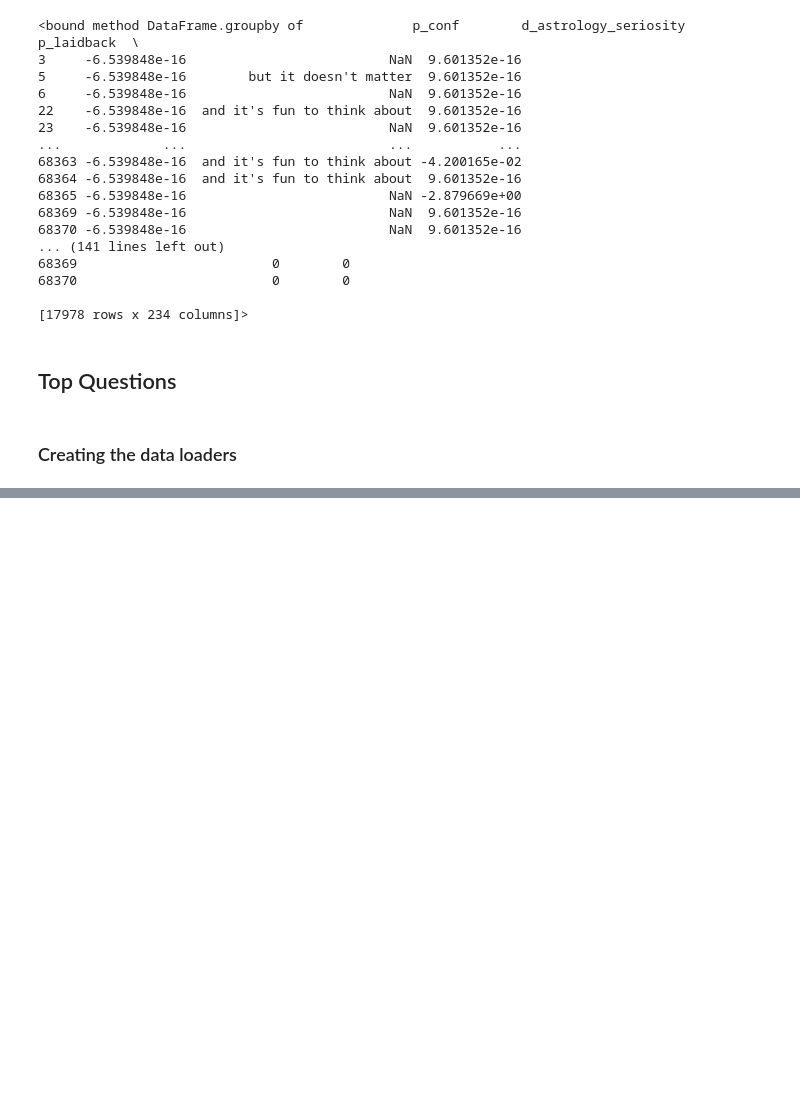
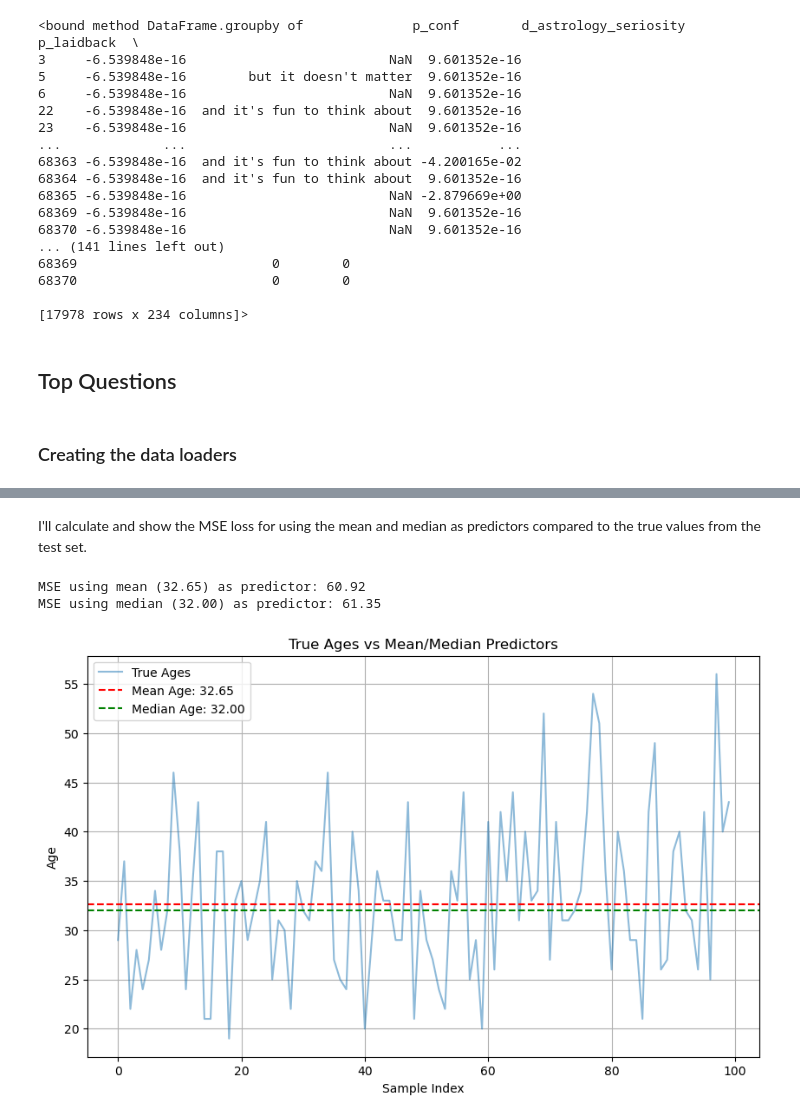
Before and after one commit to shpingus/OkCupidAnalysis, a Jupyter notebook: Playing with Database.ipynb, the cells around one changed output, grey strips where cells are left out. Drawn from its saved outputs; the diff is of its cells as text; code cells hidden in the pictures; blank space fills up the shorter version.

```diff
--- a/Playing with Database.ipynb
+++ b/Playing with Database.ipynb
@@ -199,7 +200,7 @@ clean_data = answers_encoded.dropna(subset=answers_encoded.columns.tolist() + ['
 X = clean_data.drop(columns='d_age')
 y = clean_data['d_age']
 
-X_train, X_test, y_train, y_test = train_test_split(X, y, test_size=0.2, random_state=42)
+X_train, X_test, y_train, y_test = train_test_split(X, np.log1p(y), test_size=0.2, random_state=42)
 
 # Create and apply scaler
 age_scaler = StandardScaler()
@@ -352,0 +367,31 @@ train_loader.sampler
+# %% [markdown]
+I'll calculate and show the MSE loss for using the mean and median as predictors compared to the true values from the test set.
+# %%
+from sklearn.metrics import mean_squared_error
+import numpy as np
+
+actual_ages = np.expm1(y_test.values)
+mean_predictor = np.full_like(actual_ages, actual_ages.mean())
+median_predictor = np.full_like(actual_ages, np.median(actual_ages))
+
+mean_mse = mean_squared_error(actual_ages, mean_predictor)
+median_mse = mean_squared_error(actual_ages, median_predictor)
+
+print(f"MSE using mean ({actual_ages.mean():.2f}) as predictor: {mean_mse:.2f}")
+print(f"MSE using median ({np.median(actual_ages):.2f}) as predictor: {median_mse:.2f}")
+# %% [output]
+MSE using mean (32.65) as predictor: 60.92
+MSE using median (32.00) as predictor: 61.35
+# %%
+plt.figure(figsize=(10, 6))
+plt.plot(actual_ages[:100], label='True Ages', alpha=0.5)
+plt.axhline(y=actual_ages.mean(), color='r', linestyle='--', label=f'Mean Age: {actual_ages.mean():.2f}')
+plt.axhline(y=np.median(actual_ages), color='g', linestyle='--', label=f'Median Age: {np.median(actual_ages):.2f}')
+plt.title('True Ages vs Mean/Median Predictors')
+plt.xlabel('Sample Index')
+plt.ylabel('Age')
+plt.legend()
+plt.grid(True)
+plt.show()
+# %% [output]
+[figure, added]
```
Also changed, not shown: parts of 13 cells of this notebook.
